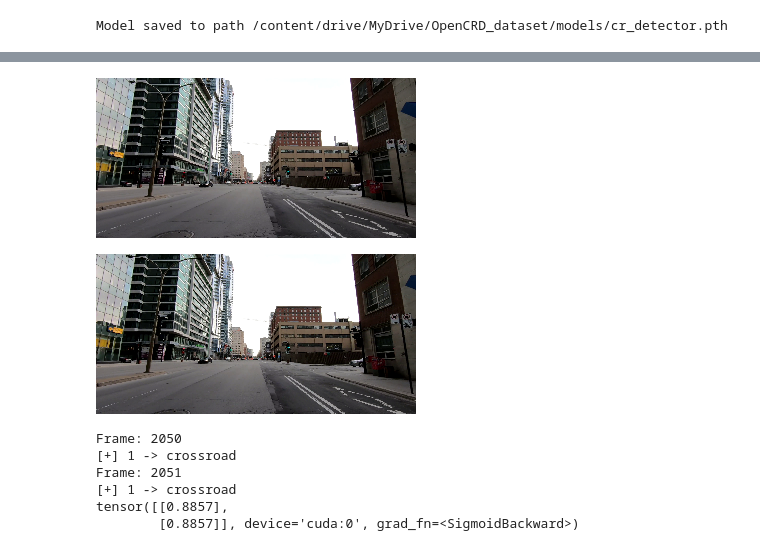
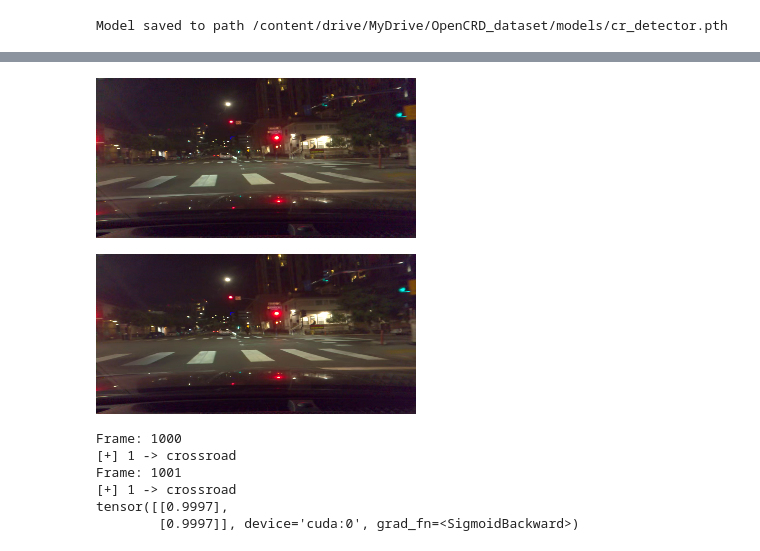
Before and after one commit to pAplakidis/OpenCRD, a Jupyter notebook: notebooks/train_test_googlecolab.ipynb, the cells around one changed output, grey strips where cells are left out. Saved outputs shown, nothing was run; the diff lists cells and outputs as text; code cells hidden in the pictures.

```diff
--- a/notebooks/train_test_googlecolab.ipynb
+++ b/notebooks/train_test_googlecolab.ipynb
@@ -334,44 +366,45 @@ ConvNet(
 # %%
 from google.colab.patches import cv2_imshow
 
-eval_path = "/content/drive/MyDrive/OpenCRD_dataset/city_1.mp4"
+# TODO: check for overfitting
+eval_path = "/content/drive/MyDrive/OpenCRD_dataset/city_4.mp4"
 log_path = eval_path[:-4] + ".txt"
 
 with open(log_path, "r") as log_file:
   eval_labels = log_file.read().split("\n")[:-1]
   log_file.close()
 
 frames = pims.Video(eval_path, format="mp4")
-idx = 2050
+idx = 1000
 
 frame1 = cv2.resize(cv2.cvtColor(frames[idx], cv2.COLOR_BGR2RGB), (W,H))
 frame2 = cv2.resize(cv2.cvtColor(frames[idx+1], cv2.COLOR_BGR2RGB), (W,H))
 cv2_imshow(frame1)
 cv2_imshow(frame2)
 print("Frame:", idx)
 print("[+]", eval_labels[idx], "->", LABEL_DICT[int(eval_labels[idx])])
 print("Frame:", idx+1)
 print("[+]", eval_labels[idx+1], "->", LABEL_DICT[int(eval_labels[idx+1])])
 
 # forward to model
 # NOTE: since we are using batch normalization, we need more than 1 images
 X_test1 = np.moveaxis(frame1, -1, 0)
 X_test2 = np.moveaxis(frame1, -1, 0)
 X_test = []
 X_test.append(X_test1)
 X_test.append(X_test2)
 X_test = np.array(X_test)
 X = torch.tensor(X_test).float().to(device)
 
 model.eval()
 Y_pred = model(X)
 print(Y_pred)
 # %% [output]
-[figure, old version]
+[figure, new version]
-[figure, old version]
+[figure, new version]
-Frame: 2050
+Frame: 1000
 [+] 1 -> crossroad
-Frame: 2051
+Frame: 1001
 [+] 1 -> crossroad
-tensor([[0.8857],
-        [0.8857]], device='cuda:0', grad_fn=<SigmoidBackward>)
+tensor([[0.9997],
+        [0.9997]], device='cuda:0', grad_fn=<SigmoidBackward>)
```
Also changed, not shown: parts of 6 cells of this notebook.
